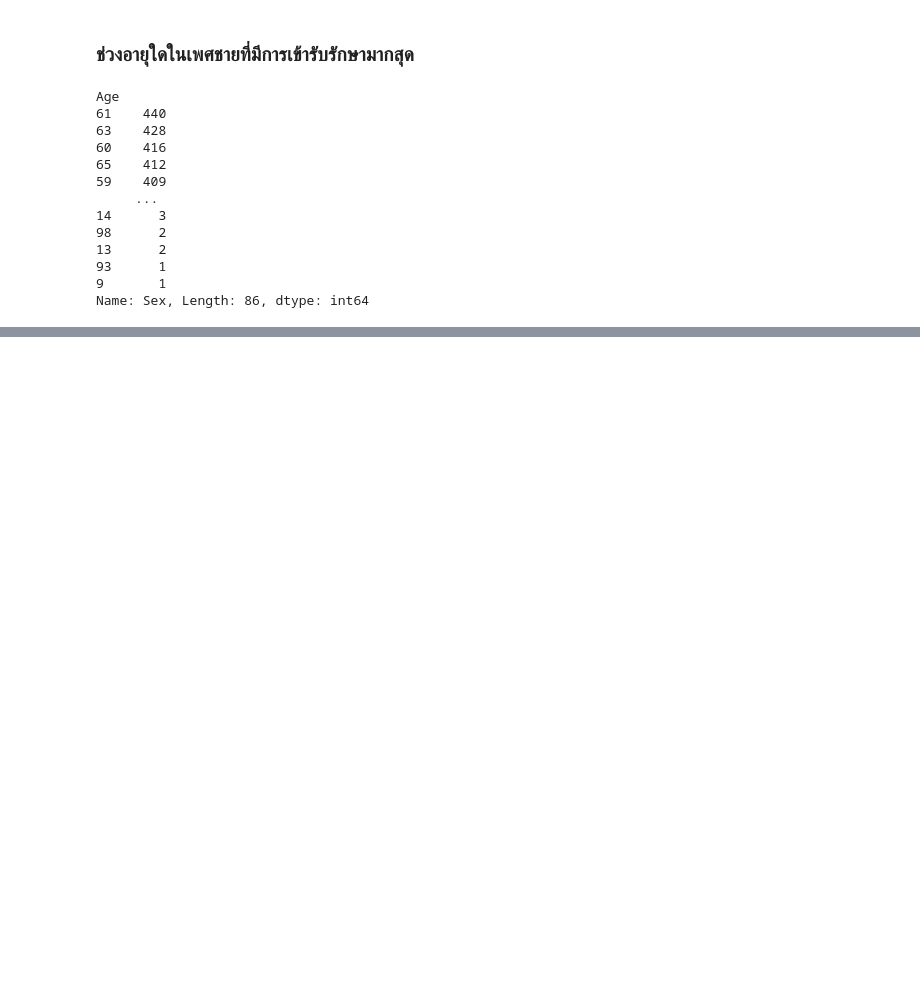
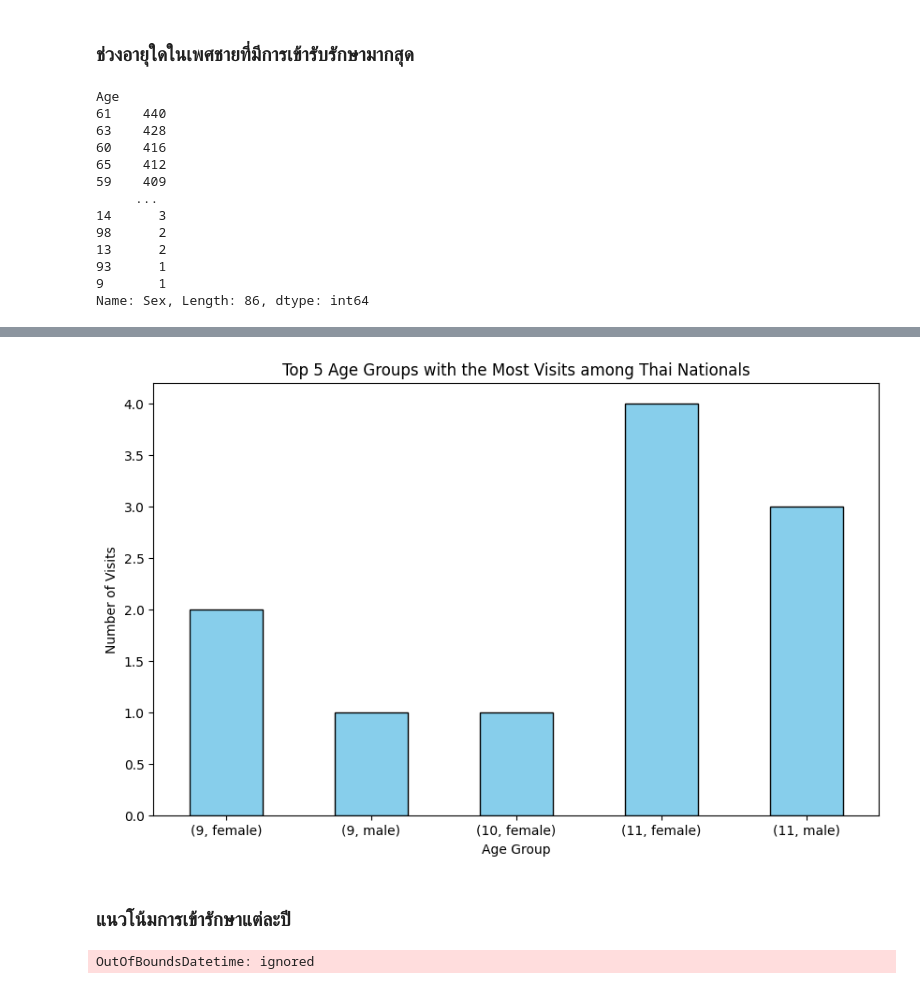
Before and after one commit to qmcnn/Data-Mining, a Jupyter notebook: Project_Mining.ipynb, the cells around one changed output, grey strips where cells are left out. Saved outputs shown, nothing was run; the diff lists cells and outputs as text; code cells hidden in the pictures; blank space fills up the shorter version.

```diff
--- a/Project_Mining.ipynb
+++ b/Project_Mining.ipynb
@@ -244,0 +347,19 @@ Name: Sex, Length: 86, dtype: int64
+# %%
+# เลือกเฉพาะ 5 กลุ่มอายุแรก
+top_5_age_group_visits = most_visited_age.head(5)
+
+# แทนค่าเพศเป็น male และ female
+top_5_age_group_visits.index = top_5_age_group_visits.index.set_levels(['male', 'female'], level=1)
+
+# สร้างแผนภูมิแท่งเปรียบเทียบ
+plt.figure(figsize=(10, 6))
+top_5_age_group_visits.plot(kind='bar', color='skyblue', edgecolor='black')
+plt.title('Top 5 Age Groups with the Most Visits among Thai Nationals')
+plt.xlabel('Age Group')
+plt.ylabel('Number of Visits')
+plt.xticks(rotation=0)
+plt.show()
+# %% [output]
+[figure, added]
+# %% [markdown]
+### **แนวโน้มการเข้ารักษาแต่ละปี**
@@ -244,0 +375,22 @@ Name: Sex, Length: 86, dtype: int64
+# %%
+# แปลงคอลัมน์ StartDTTM และ EndDttm เป็นรูปแบบของวันที่
+visit['StartDTTM'] = pd.to_datetime(visit['StartDTTM'])
+visit['EndDttm'] = pd.to_datetime(visit['EndDttm'])
+
+# สร้างคอลัมน์ใหม่ "Year" เพื่อเก็บข้อมูลปีที่เข้ารักษา
+visit['Year'] = visit['StartDTTM'].dt.year
+
+# นับจำนวนการเข้ารักษาในแต่ละปี
+visits_per_year = visit['Year'].value_counts().sort_index()
+
+# สร้างแผนภูมิเส้นแนวนอน
+plt.figure(figsize=(10, 6))
+visits_per_year.plot(kind='line', marker='o', color='skyblue')
+plt.title('Trend of Visits per Year')
+plt.xlabel('Year')
+plt.ylabel('Number of Visits')
+plt.xticks(visits_per_year.index)
+plt.grid(True)
+plt.show()
+# %% [output]
+OutOfBoundsDatetime: ignored
```
Also changed, not shown: parts of 14 cells of this notebook.
